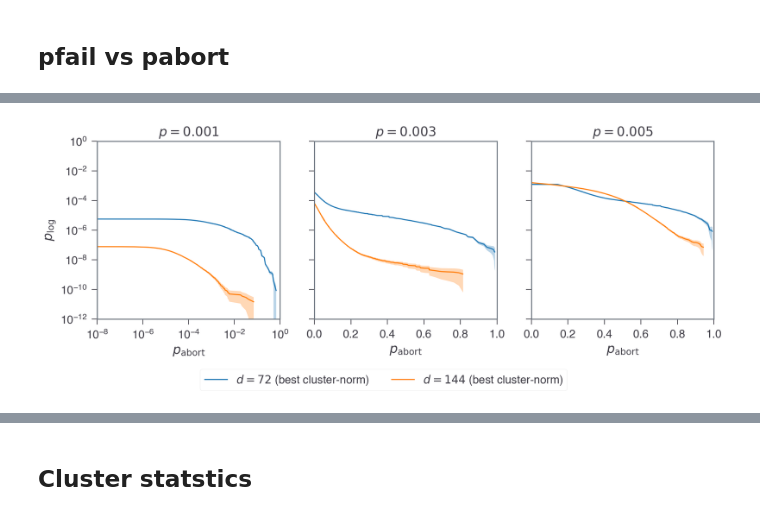
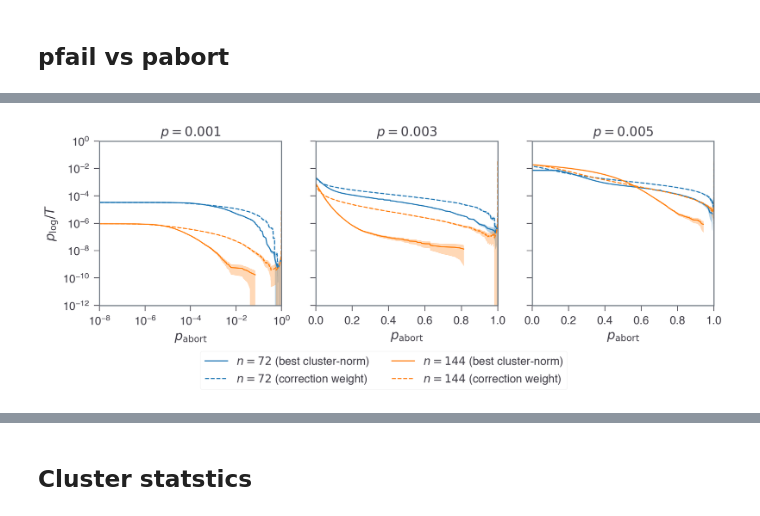
Before and after one commit to seokhyung-lee/ldpc-post-selection, a Jupyter notebook: simulations/analysis/notebooks/bb_code_analysis.ipynb, the cells around one changed output, grey strips where cells are left out. Saved outputs shown, nothing was run; the diff lists cells and outputs as text; code cells hidden in the pictures.

```diff
--- a/simulations/analysis/notebooks/bb_code_analysis.ipynb
+++ b/simulations/analysis/notebooks/bb_code_analysis.ipynb
@@ -74,68 +130,56 @@ df_ps_best = take_best_by_from_df_ps_dict(
 # %%
-from plotting_helpers import (
-    get_lower_envelope,
-    error_band_plot,
-)
-
 fig, axes = plt.subplots(1, 3, figsize=(DFT_FIG_WIDTH_WIDE, 4), sharey=True)
 
 p_values = [0.001, 0.003, 0.005]
 
 nlist = df_ps_best.index.get_level_values("n").unique()
 
-# Create legend handles and labels
-legend_handles = []
-legend_labels = []
+
+def plot(df, ax, **kwargs):
+    df = df.reset_index()
+    p_abort = df["p_abort"].values
+    p_fail = df["p_fail"].values / d
+    delta_p_fail = df["delta_p_fail"].values / d
+    error_band_plot(p_abort, p_fail, delta_p_fail, ax=ax, **kwargs)
+
 
 for i_p, p in enumerate(p_values):
     ax = axes[i_p]
 
     for i_n, n in enumerate(nlist):
         T = {144: 12, 72: 6}[n]
         df_ps_d = df_ps_best.loc[idx[n, T, p, :], :]
-        p_abort = df_ps_d.index.get_level_values("p_abort").values
-        p_fail = df_ps_d["p_fail"].values / n
-        delta_p_fail = df_ps_d["delta_p_fail"].values / n
-        line1 = error_band_plot(
-            p_abort,
-            p_fail,
-            delta_p_fail,
-            color=COLORS(i_n),
-            label=rf"$d={n}$ (best cluster-norm)",
-            ax=ax,
-        )
+        label = rf"$n={n}$ (best cluster-norm)" if i_p == 0 else None
+        plot(df_ps_d, ax, label=label, color=COLORS(i_n))
 
-        # Collect legend handles and labels only from the first subplot
-        if i_p == 0:
-            legend_handles.append(line1[0])
-            legend_labels.append(rf"$d={n}$ (best cluster-norm)")
+        df_ps_d_pred_llr = df_ps_dict["pred_llr"].loc[idx[n, T, p, :], :]
+        label = rf"$n={n}$ (correction weight)" if i_p == 0 else None
+        plot(df_ps_d_pred_llr, ax, label=label, color=COLORS(i_n), linestyle="--")
 
     if i_p == 0:
         ax.set_xscale("log")
         ax.set_xlim(1e-8, 1)
     else:
         ax.set_xlim(0, 1)
     ax.set_yscale("log")
     ax.set_ylim(1e-12, 1)
     ax.set_xlabel(r"$p_\mathrm{abort}$")
     ax.set_title(f"$p = {p}$")
 
     if i_p == 0:
-        ax.set_ylabel(r"$p_\mathrm{log}$")
+        ax.set_ylabel(r"$p_\mathrm{log} / T$")
 
 # Add legend below the figure with 3 columns
 fig.legend(
-    legend_handles,
-    legend_labels,
     loc="lower center",
     bbox_to_anchor=(0.5, -0.1),
     ncol=2,
 )
 
 fig.tight_layout()
-plt.subplots_adjust(bottom=0.2)
+plt.subplots_adjust(bottom=0.25)
 # %% [output]
-[figure, old version]
+[figure, new version]
 # %%
 fig, ax = plt.subplots(figsize=(DFT_FIG_WIDTH, 5))
 
```
Also changed, not shown: parts of 8 cells of this notebook, 32 other files.
